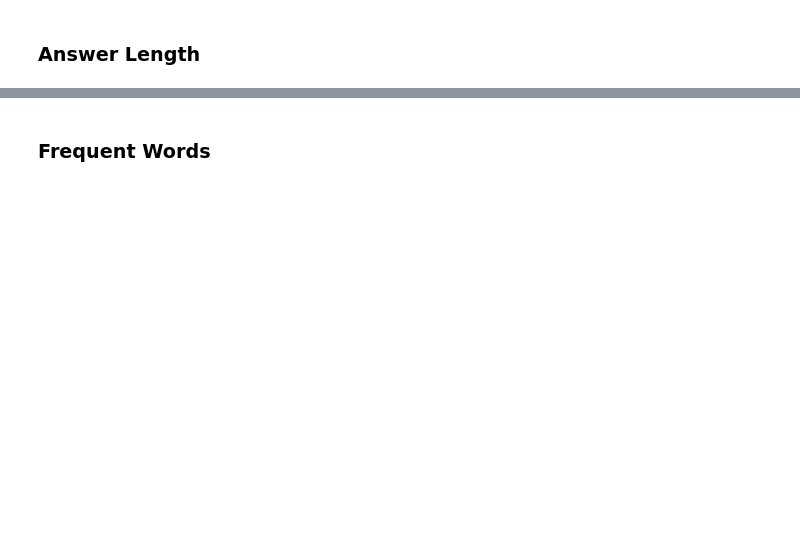
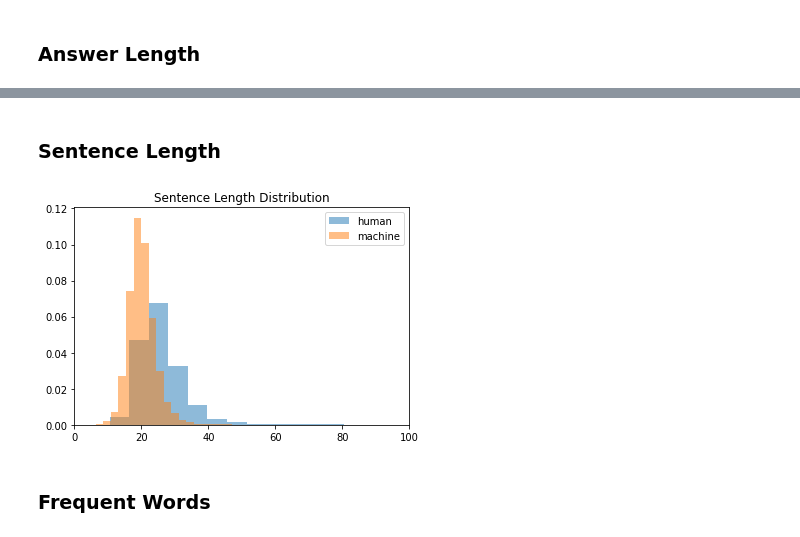
Before and after one commit to MGTD4ChatGPT/Experiment, a Jupyter notebook: analysis_for_GPTwiki/stats_parser_analysis.ipynb, the cells around one changed output, grey strips where cells are left out. Saved outputs shown, nothing was run; the diff lists cells and outputs as text; code cells hidden in the pictures; blank space fills up the shorter version.

Commit message:
feat: sentence length analysis

```diff
--- a/analysis_for_GPTwiki/stats_parser_analysis.ipynb
+++ b/analysis_for_GPTwiki/stats_parser_analysis.ipynb
@@ -51,0 +77,2 @@ plt.savefig(f'{dataset_name}_length.png')
+# %% [markdown]
+### Sentence Length
@@ -52,3 +84,23 @@ plt.savefig(f'{dataset_name}_length.png')
+# %%
+human_text, machine_text = fetch_text(train_df)
+
+human_sents = [sent_tokenize(p) for p in tqdm(human_text)]
+machine_sents = [sent_tokenize(p) for p in tqdm(machine_text)]
+
+avg_word_in_sent_human, avg_word_in_sent_machine = [], []
+for sents in tqdm(human_sents):
+    avg_word_in_sent_human.append(np.mean([len(word_tokenize(s)) for s in sents]))
+for sents in tqdm(machine_sents):
+    avg_word_in_sent_machine.append(np.mean([len(word_tokenize(s)) for s in sents]))
+# %%
+plt.hist(avg_word_in_sent_human, bins=100, alpha=0.5, label='human', density=True)
+plt.hist(avg_word_in_sent_machine, bins=100, alpha=0.5, label='machine', density=True)
+plt.xlim(xmin=0, xmax=100)
+plt.legend(loc='upper right')
+plt.title("Sentence Length Distribution")
+plt.savefig(f'{dataset_name}_sentence.png')
+# %% [output]
+[figure, added]
 # %% [markdown]
 ### Frequent Words
 # %%
```
Also changed, not shown: parts of 10 cells of this notebook.
